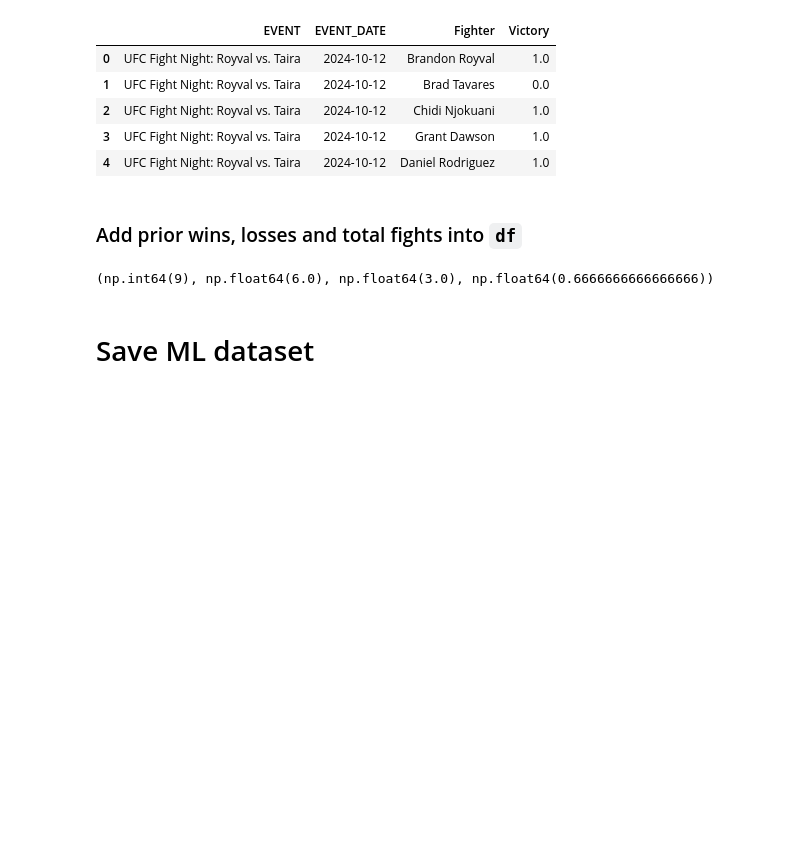
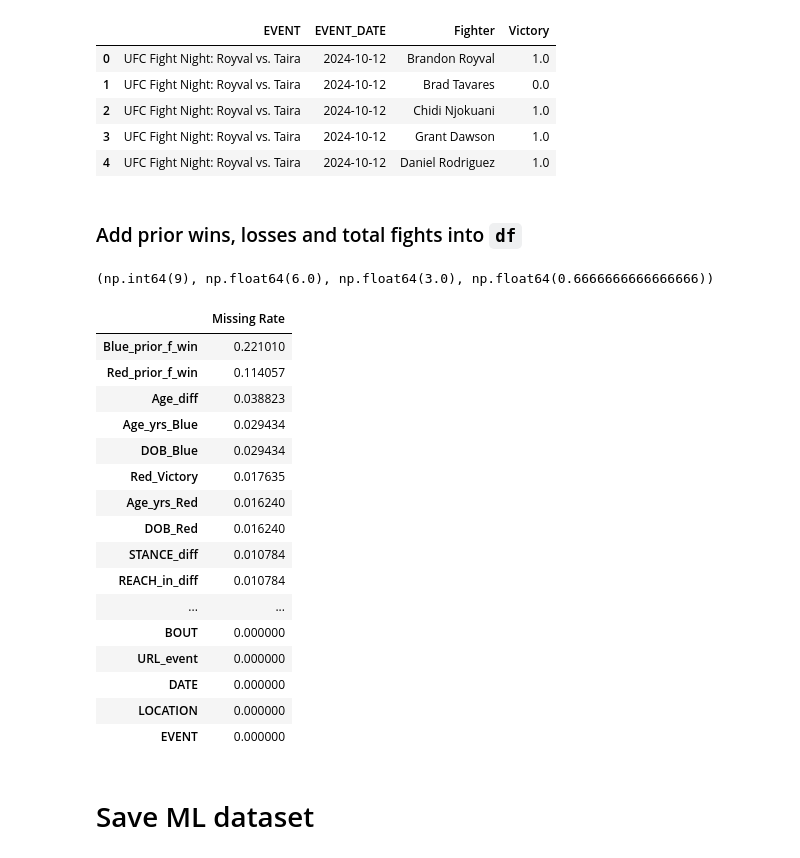
Before and after one commit to jawneller/ufc_analysis, a Jupyter notebook: clean_feature_engineer.ipynb, the cells around one changed output. Saved outputs shown, nothing was run; the diff lists cells and outputs as text; code cells hidden in the pictures; blank space fills up the shorter version.

```diff
--- a/clean_feature_engineer.ipynb
+++ b/clean_feature_engineer.ipynb
@@ -316,0 +398,8 @@ Name: count, dtype: int64
+# %%
+# Apply the model to impute REACH
+
+df_fighter['REACH_in'] = np.where(
+    df_fighter['REACH_in'].isna(),
+    lr.predict(df_fighter[['HEIGHT_in', 'WEIGHT_lbs']]), # value if missing
+    df_fighter['REACH_in'] # value if not missing
+)
@@ -316,0 +409,4 @@ Name: count, dtype: int64
+# %%
+df_fighter['STANCE'] = df_fighter['STANCE'].fillna('Orthodox')
+
+df_fighter['STANCE'].value_counts(normalize=True)
@@ -316,0 +444,24 @@ Name: count, dtype: int64
+# %%
+# Create a dataframe containing the red and blue fighter tott values for each match
+fighter_cols = [
+    'FIGHTER', 'STANCE', 'DOB', 'HEIGHT_in', 'WEIGHT_lbs', 'REACH_in'
+]
+
+# Append fighter details for Red
+df = pd.merge(
+    df_fight_all,
+    df_fighter[fighter_cols],
+    how='left',
+    left_on='FIGHTER_Red',
+    right_on='FIGHTER'
+).drop(columns=['FIGHTER'])
+
+# # Append fighter details for Blue
+df = pd.merge(
+    df,
+    df_fighter[fighter_cols],
+    how='left',
+    left_on='FIGHTER_Blue',
+    right_on='FIGHTER',
+    suffixes=('_Red', '_Blue')
+)
@@ -409,7 +558,9 @@ df_prior_fights.head()
 # %% [markdown]
 ### Add prior wins, losses and total fights into `df`
 # %%
-def get_record(fighter: str, date: 'datetime') -> tuple:
+import datetime as dt
+
+def get_record(fighter: str, date: dt.datetime) -> tuple:
     """Accept fighter name and date, return record prior to that date"""
 
     df_prior_fights_sub = df_prior_fights[
@@ -437,6 +588,26 @@ for i, row in df.iterrows():
 
     df.loc[i, ['Red_prior_fights', 'Red_prior_victories', 'Red_prior_losses', 'Red_prior_f_win']] = get_record(fighter_red, event_date)
     df.loc[i, ['Blue_prior_fights', 'Blue_prior_victories', 'Blue_prior_losses', 'Blue_prior_f_win']] = get_record(fighter_blue, event_date)
+# %%
+df.isna().mean().sort_values(ascending=False).rename('Missing Rate').to_frame()
+# %% [output]
+|  | Missing Rate |
+| Blue_prior_f_win | 0.221010 |
+| Red_prior_f_win | 0.114057 |
+| Age_diff | 0.038823 |
+| Age_yrs_Blue | 0.029434 |
+| DOB_Blue | 0.029434 |
+| Red_Victory | 0.017635 |
+| Age_yrs_Red | 0.016240 |
+| DOB_Red | 0.016240 |
+| STANCE_diff | 0.010784 |
+| REACH_in_diff | 0.010784 |
+| ... | ... |
+| BOUT | 0.000000 |
+| URL_event | 0.000000 |
+| DATE | 0.000000 |
+| LOCATION | 0.000000 |
+| EVENT | 0.000000 |
 # %% [markdown]
 # Save ML dataset
 # %%
```
Also changed, not shown: parts of 39 cells of this notebook.
